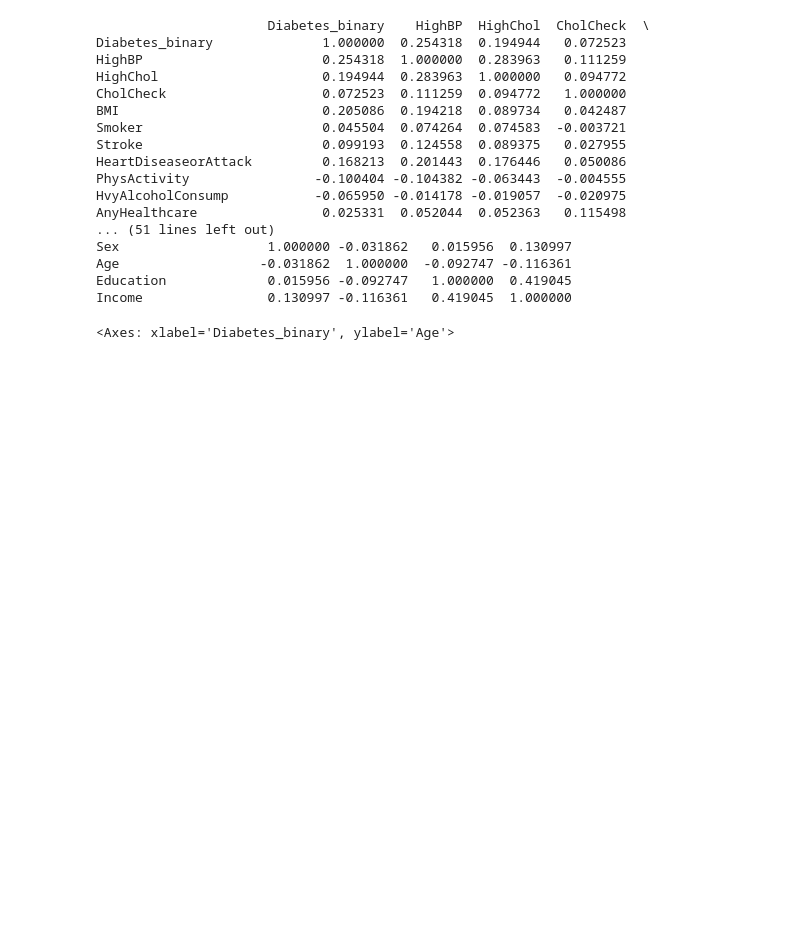
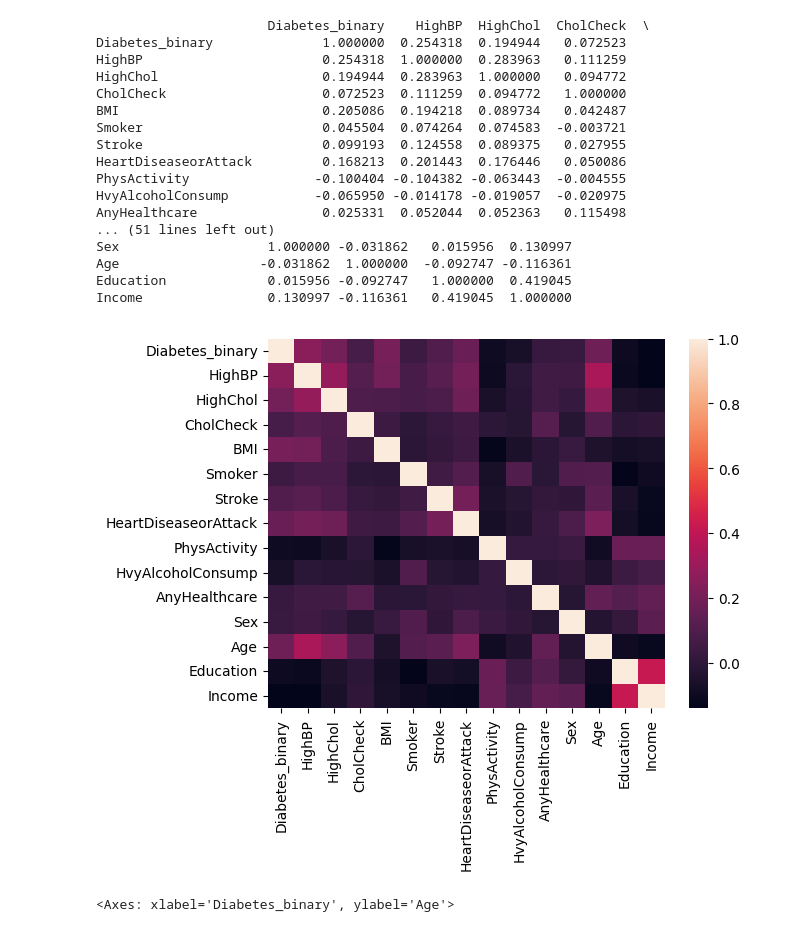
Before and after one commit to beckaa-l/OMDS-ModB2-Week4-Lee-Becka, a Jupyter notebook: Week4.ipynb, the cells around one changed output. Cells and saved outputs as stored; diff of their text form; code cells hidden in the pictures; blank space fills up the shorter version.

Commit message:
heatmap of life

```diff
--- a/Week4.ipynb
+++ b/Week4.ipynb
@@ -365,6 +364,11 @@ Sex                   1.000000 -0.031862   0.015956  0.130997
 Age                  -0.031862  1.000000  -0.092747 -0.116361
 Education             0.015956 -0.092747   1.000000  0.419045
 Income                0.130997 -0.116361   0.419045  1.000000
+# %%
+# making a heatmap following the live lection from 602 (last semester) week 10 live session
+diabetes_heat = sns.heatmap(diabetes_corr)
+# %% [output]
+[figure, added]
 # %%
 # going to explore some of those relationships further
 # starting with a boxplot of diabetes and age
```
Also changed, not shown: parts of 1 cell of this notebook.
